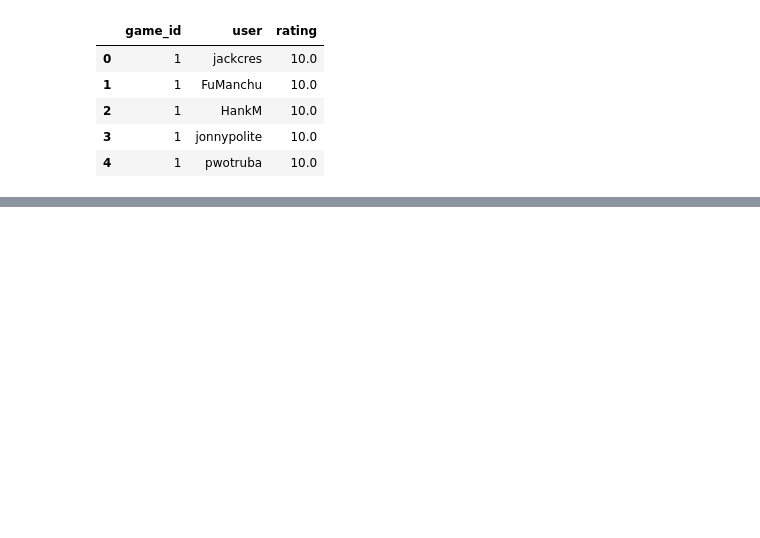
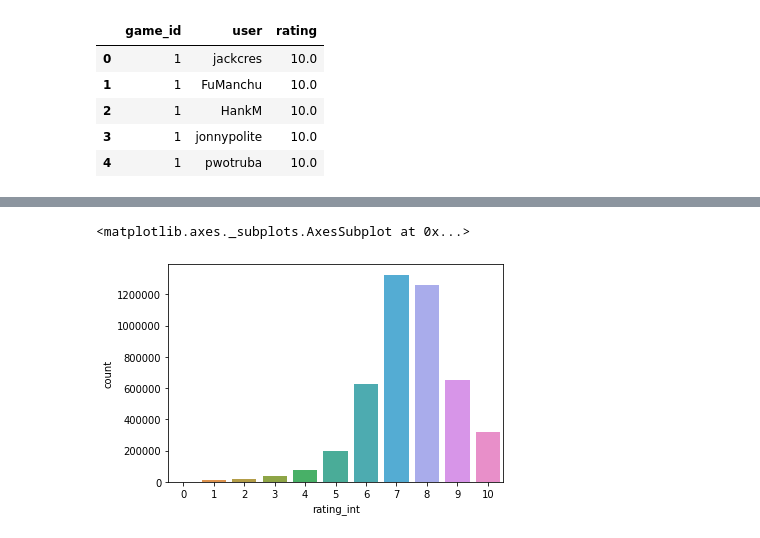
Before and after one commit to MarshallKrakauer/BGGAnalysis, a Jupyter notebook: Player Ratings.ipynb, the cells around one changed output, grey strips where cells are left out. Cells and saved outputs as stored; diff of their text form; code cells hidden in the pictures; blank space fills up the shorter version.

```diff
--- a/Player Ratings.ipynb
+++ b/Player Ratings.ipynb
@@ -30,0 +74,7 @@ pivot.sort_values('rating', ascending=False).head(10)
+# %%
+df['rating_int'] = df['rating'].astype(int)
+# %%
+sns.countplot(data = df, x = 'rating_int')
+# %% [output]
+<matplotlib.axes._subplots.AxesSubplot at 0x...>
+[figure, added]
```
Also changed, not shown: parts of 31 cells of this notebook.
